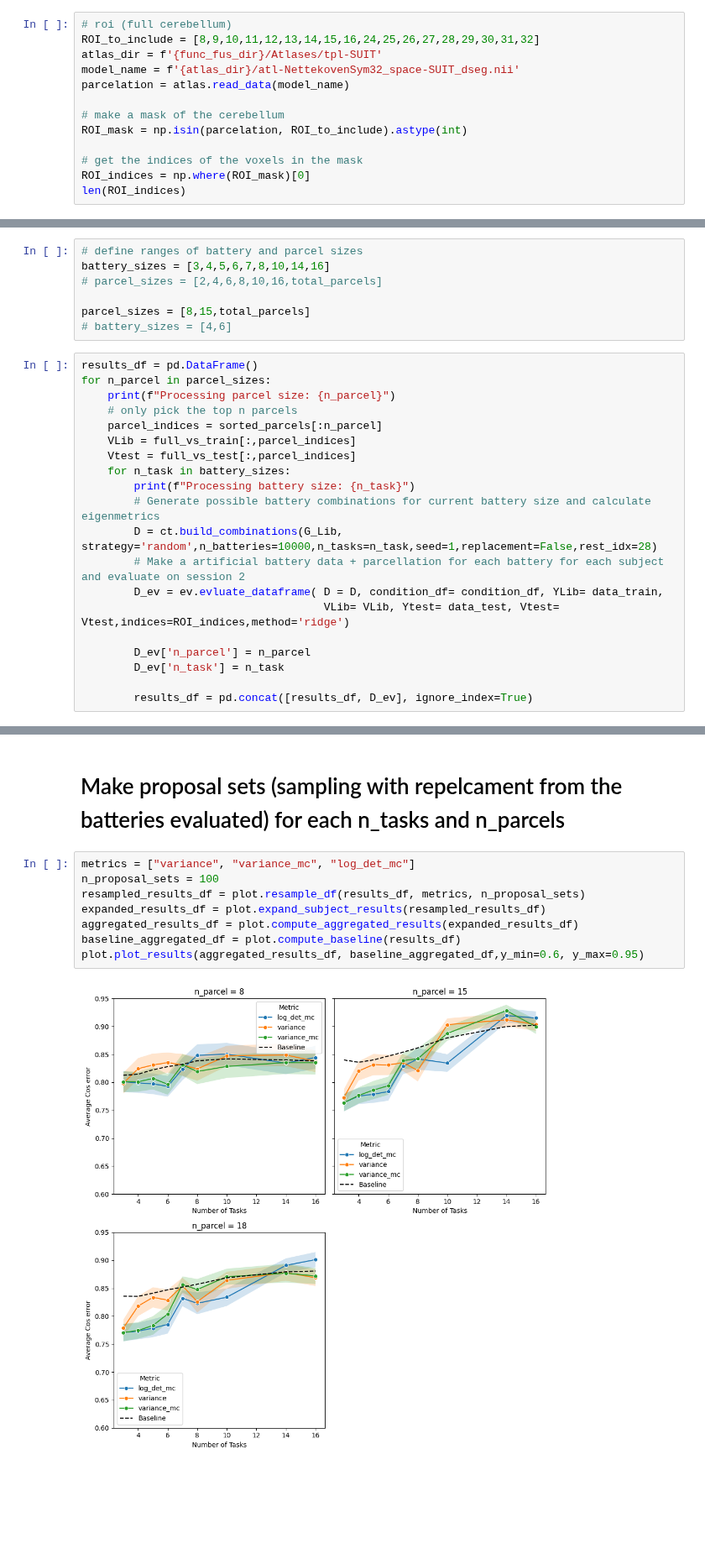
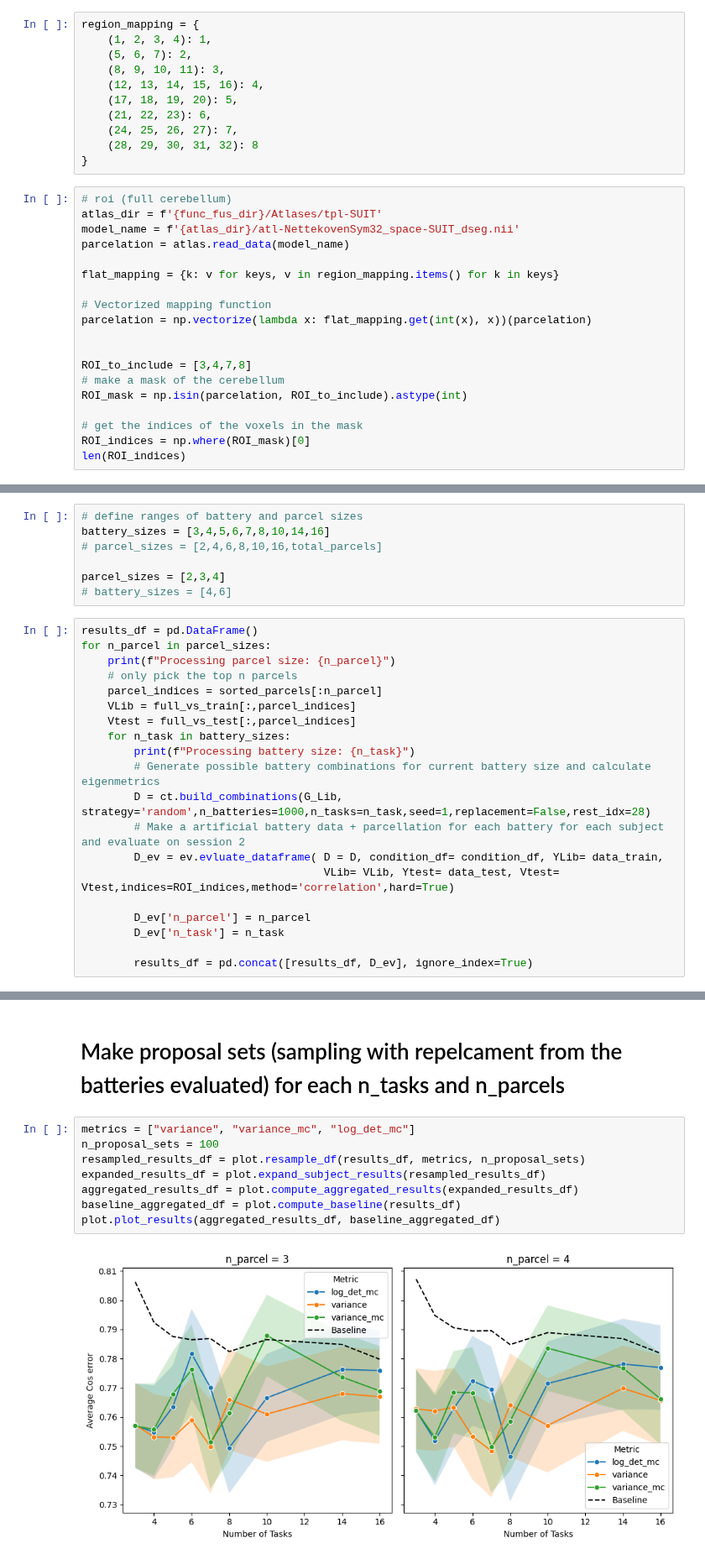
Before and after one commit to DiedrichsenLab/OptimalBattery, a Jupyter notebook: notebooks/6b.real_eval_multi_cereb_SD.ipynb, the cells around one changed output, grey strips where cells are left out. Shown at 84% size. Saved outputs shown, nothing was run; the diff lists cells and outputs as text; blank space fills up the shorter version.

```diff
--- a/notebooks/6b.real_eval_multi_cereb_SD.ipynb
+++ b/notebooks/6b.real_eval_multi_cereb_SD.ipynb
@@ -26,13 +26,30 @@ if not os.path.exists(base_dir):
 
 func_fus_dir = os.path.join(base_dir, 'FunctionalFusion')
 cerebellum_dir = os.path.join(base_dir, 'Cerebellum')
+# %%
+region_mapping = {
+    (1, 2, 3, 4): 1,
+    (5, 6, 7): 2,
+    (8, 9, 10, 11): 3,
+    (12, 13, 14, 15, 16): 4,
+    (17, 18, 19, 20): 5,
+    (21, 22, 23): 6,
+    (24, 25, 26, 27): 7,
+    (28, 29, 30, 31, 32): 8
+}
 # %%
 # roi (full cerebellum)
-ROI_to_include = [8,9,10,11,12,13,14,15,16,24,25,26,27,28,29,30,31,32]
 atlas_dir = f'{func_fus_dir}/Atlases/tpl-SUIT'
 model_name = f'{atlas_dir}/atl-NettekovenSym32_space-SUIT_dseg.nii'
 parcelation = atlas.read_data(model_name)
 
+flat_mapping = {k: v for keys, v in region_mapping.items() for k in keys}
+
+# Vectorized mapping function
+parcelation = np.vectorize(lambda x: flat_mapping.get(int(x), x))(parcelation)
+
+
+ROI_to_include = [3,4,7,8]
 # make a mask of the cerebellum
 ROI_mask = np.isin(parcelation, ROI_to_include).astype(int)
 
@@ -128,7 +145,7 @@ condition_df= ct.get_condition_indices(info_mdtb_1_run)
 battery_sizes = [3,4,5,6,7,8,10,14,16]
 # parcel_sizes = [2,4,6,8,10,16,total_parcels]
 
-parcel_sizes = [8,15,total_parcels]
+parcel_sizes = [2,3,4]
 # battery_sizes = [4,6]
 # %%
 results_df = pd.DataFrame()
@@ -141,10 +158,10 @@ for n_parcel in parcel_sizes:
     for n_task in battery_sizes:
         print(f"Processing battery size: {n_task}")
         # Generate possible battery combinations for current battery size and calculate eigenmetrics
-        D = ct.build_combinations(G_Lib, strategy='random',n_batteries=10000,n_tasks=n_task,seed=1,replacement=False,rest_idx=28)
+        D = ct.build_combinations(G_Lib, strategy='random',n_batteries=1000,n_tasks=n_task,seed=1,replacement=False,rest_idx=28)
         # Make a artificial battery data + parcellation for each battery for each subject and evaluate on session 2
         D_ev = ev.evluate_dataframe( D = D, condition_df= condition_df, YLib= data_train,
-                                     VLib= VLib, Ytest= data_test, Vtest= Vtest,indices=ROI_indices,method='ridge')
+                                     VLib= VLib, Ytest= data_test, Vtest= Vtest,indices=ROI_indices,method='correlation',hard=True)
 
         D_ev['n_parcel'] = n_parcel
         D_ev['n_task'] = n_task
@@ -181,10 +198,10 @@ name = os.path.join(base_dir, 'OptimalBattery','Eval_tsvs', 'cerebellum_SD_MDTB_
 # %%
 metrics = ["variance", "variance_mc", "log_det_mc"]
 n_proposal_sets = 100
 resampled_results_df = plot.resample_df(results_df, metrics, n_proposal_sets)
 expanded_results_df = plot.expand_subject_results(resampled_results_df)
 aggregated_results_df = plot.compute_aggregated_results(expanded_results_df)
 baseline_aggregated_df = plot.compute_baseline(results_df)
-plot.plot_results(aggregated_results_df, baseline_aggregated_df,y_min=0.6, y_max=0.95)
+plot.plot_results(aggregated_results_df, baseline_aggregated_df)
 # %% [output]
-[figure, old version]
+[figure, new version]
```
Also changed, not shown: parts of 11 cells of this notebook, 6 other files.
